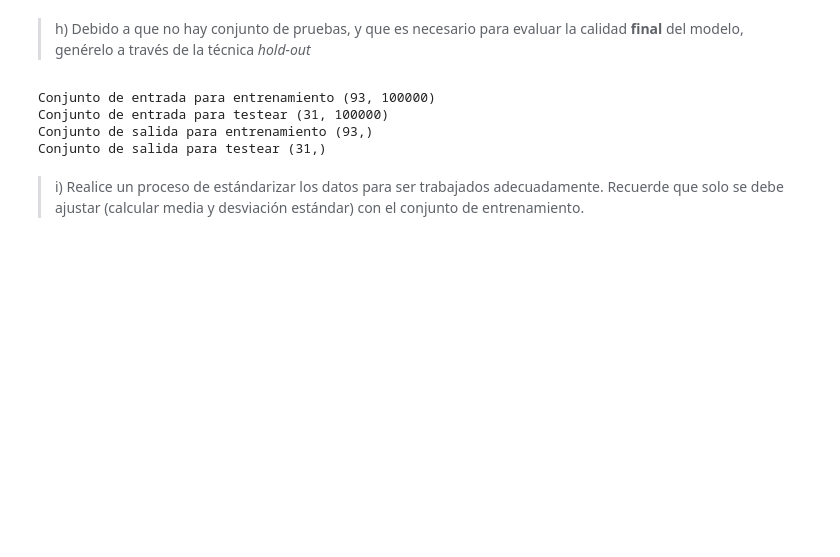
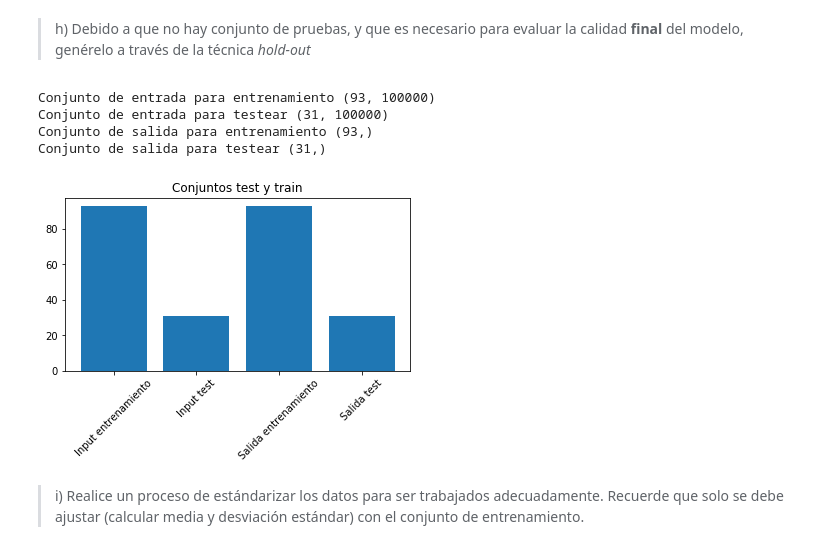
Before and after one commit to LeMythedeSisyphe/MachineLearning-Tarea1, a Jupyter notebook: Tarea 1.ipynb, the cells around one changed output. Cells and saved outputs as stored; diff of their text form; code cells hidden in the pictures; blank space fills up the shorter version.

```diff
--- a/Tarea 1.ipynb
+++ b/Tarea 1.ipynb
@@ -635,6 +632,14 @@ Conjunto de entrada para entrenamiento (93, 100000)
 Conjunto de entrada para testear (31, 100000)
 Conjunto de salida para entrenamiento (93,)
 Conjunto de salida para testear (31,)
+# %%
+plt.axes((0.1, 0.3, 0.8, 0.6))  # Definimos la posición de los ejes
+plt.bar(np.arange(4), [93,31,93,31])  # Dibujamos el gráfico de barras
+plt.title('Conjuntos test y train')  # Colocamos el título
+plt.xticks(np.arange(4), ["Input entrenamiento","Input test","Salida entrenamiento","Salida test"], rotation = 45)  # Colocamos las etiquetas del eje x, en este caso, las fechas
+plt.show()
+# %% [output]
+[figure, added]
 # %% [markdown]
 > i) Realice un proceso de estándarizar los datos para ser trabajados adecuadamente. Recuerde que solo se debe ajustar (calcular media y desviación estándar) con el conjunto de entrenamiento.
 # %%
```
Also changed, not shown: parts of 31 cells of this notebook.
